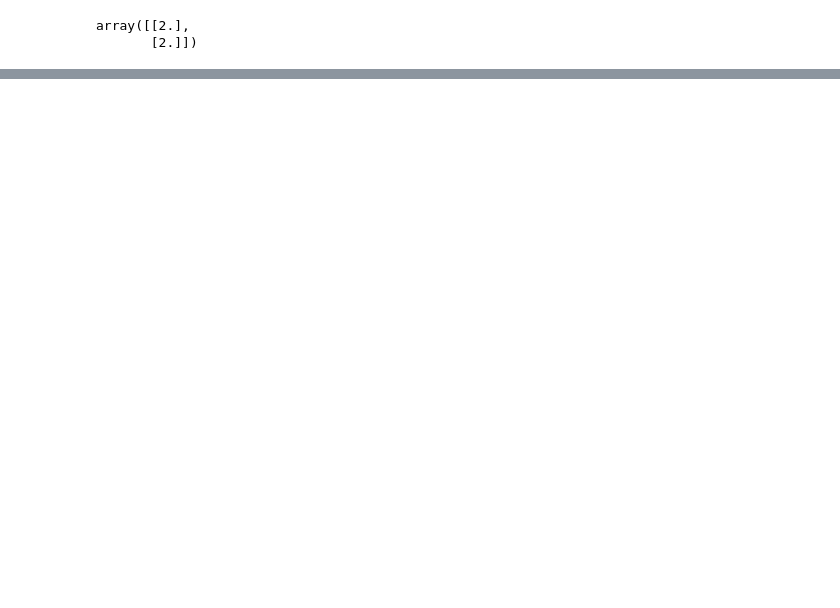
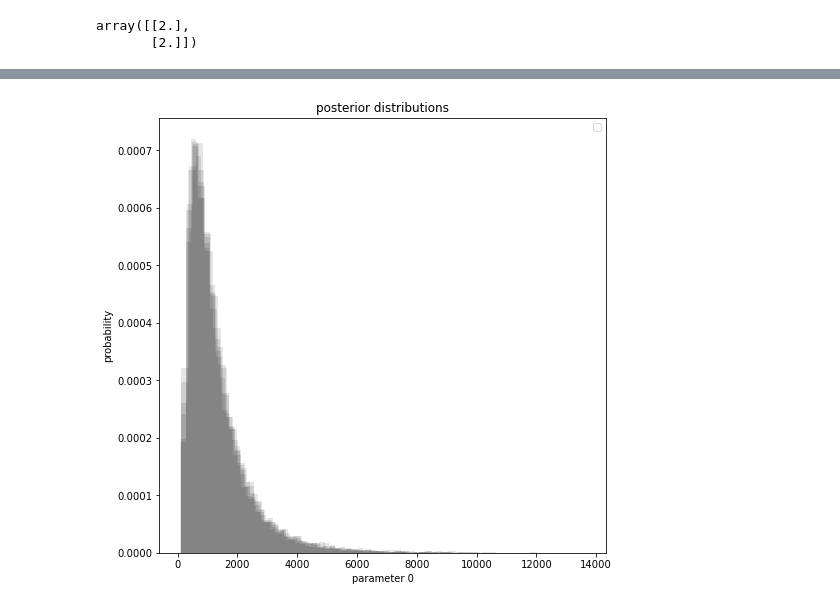
Before and after one commit to larsgeb/hmclab, a Jupyter notebook: notebooks/tutorials/5 - Transforming parameters.ipynb, the cells around one changed output, grey strips where cells are left out. Cells and saved outputs as stored; diff of their text form; code cells hidden in the pictures; blank space fills up the shorter version.

```diff
--- a/notebooks/tutorials/5 - Transforming parameters.ipynb
+++ b/notebooks/tutorials/5 - Transforming parameters.ipynb
@@ -94,0 +169,19 @@ _ = plt.hist(transform_samples[1,:].flatten(), bins=20)
+# %%
+samples_objs_parallel = [hmclab.Samples(filename) for filename in filenames]
+samples_parallel = [so.numpy for so in samples_objs_parallel]
+for so in samples_objs_parallel:
+    so.close()
+    del so
+# %%
+plt.figure(figsize=(8, 8))
+
+for i in range(chains):
+    _ = plt.hist(samples_parallel[i][0, :], color="k", bins=50, alpha=0.1, density=True)
+
+plt.title("posterior distributions")
+
+plt.ylabel("probability")
+plt.xlabel("parameter 0")
+
+_ = plt.legend()
+# %% [output]
@@ -94,0 +189 @@ _ = plt.hist(transform_samples[1,:].flatten(), bins=20)
+[figure, added]
```
Also changed, not shown: parts of 13 cells of this notebook, 11 other files.
